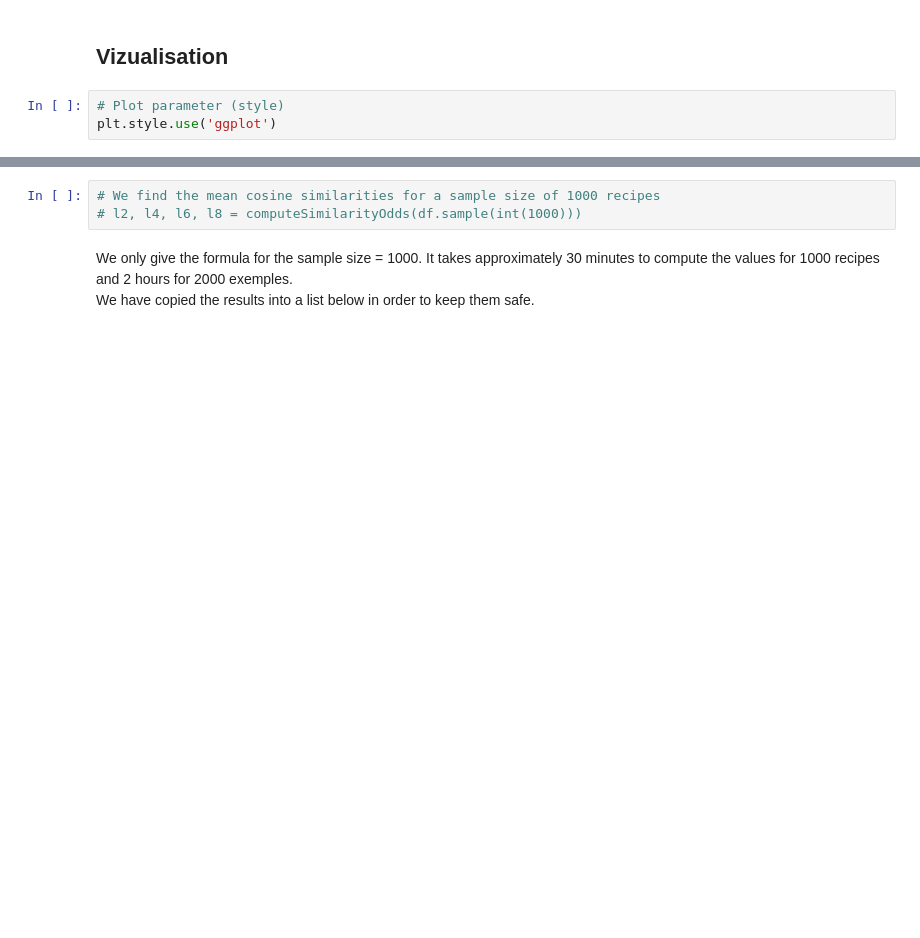
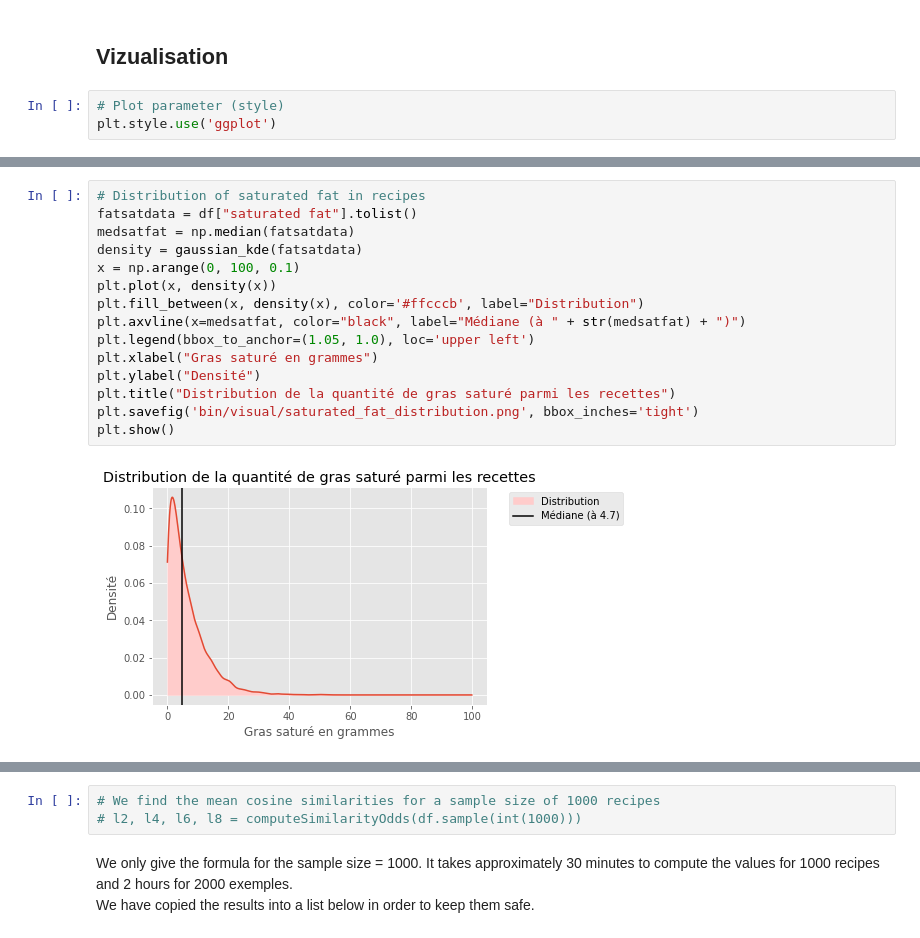
Before and after one commit to almehdiKrisni/Projet-RI-Recreation-Papier-Scientifique, a Jupyter notebook: dataAnalysis.ipynb, the cells around one changed output, grey strips where cells are left out. Saved outputs shown, nothing was run; the diff lists cells and outputs as text; blank space fills up the shorter version.

```diff
--- a/dataAnalysis.ipynb
+++ b/dataAnalysis.ipynb
@@ -128,0 +146,17 @@ plt.show()
+# %%
+# Distribution of saturated fat in recipes
+fatsatdata = df["saturated fat"].tolist()
+medsatfat = np.median(fatsatdata)
+density = gaussian_kde(fatsatdata)
+x = np.arange(0, 100, 0.1)
+plt.plot(x, density(x))
+plt.fill_between(x, density(x), color='#ffcccb', label="Distribution")
+plt.axvline(x=medsatfat, color="black", label="Médiane (à " + str(medsatfat) + ")")
+plt.legend(bbox_to_anchor=(1.05, 1.0), loc='upper left')
+plt.xlabel("Gras saturé en grammes")
+plt.ylabel("Densité")
+plt.title("Distribution de la quantité de gras saturé parmi les recettes")
+plt.savefig('bin/visual/saturated_fat_distribution.png', bbox_inches='tight')
+plt.show()
+# %% [output]
+[figure, added]
```
Also changed, not shown: parts of 16 cells of this notebook, 1 other file.
